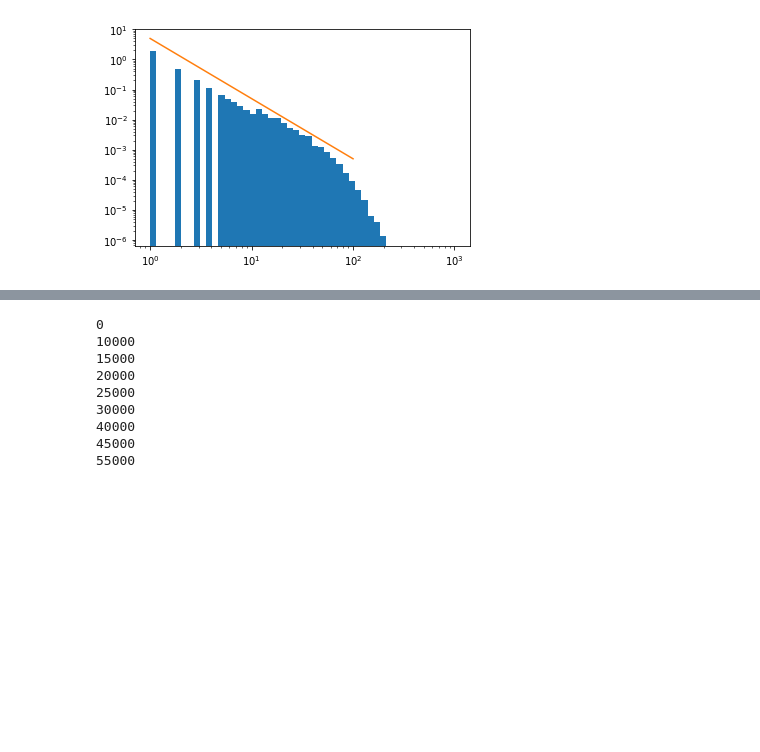
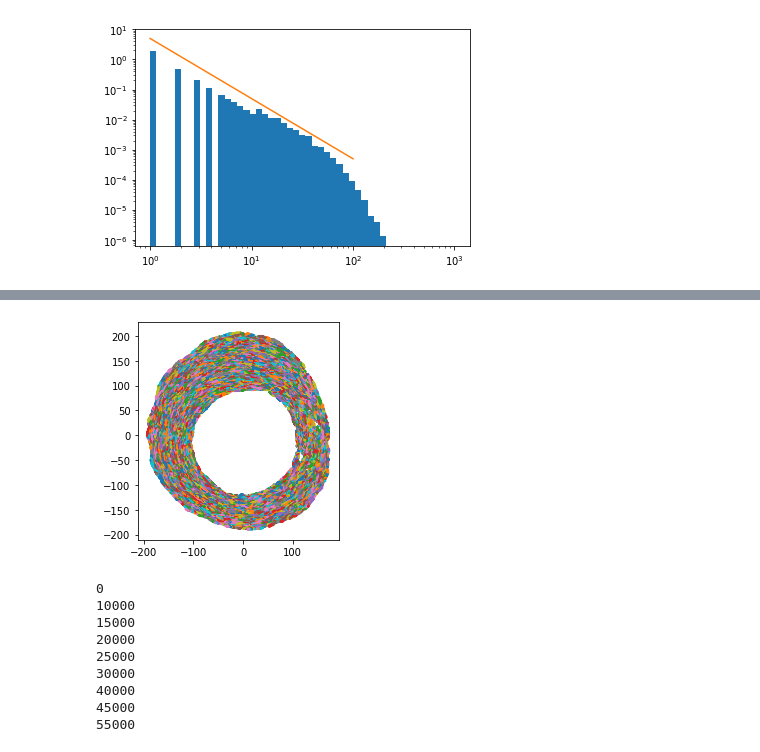
Before and after one commit to Schimmenti/Creep, a Jupyter notebook: Creep.ipynb, the cells around one changed output, grey strips where cells are left out. Saved outputs shown, nothing was run; the diff lists cells and outputs as text; code cells hidden in the pictures; blank space fills up the shorter version.

```diff
--- a/Creep.ipynb
+++ b/Creep.ipynb
@@ -82,3 +82,14 @@ plt.yscale('log')
 plt.show()
 # %% [output]
 [figure]
+# %%
+polar = {}
+for t in timesteps:
+  if(t % 5000 == 0):
+    print(t)
+  indices = np.argwhere(data==t)
+  delta_r = indices[:, 0]-yc
+  delta_c = indices[:, 1]-xc
+  r_t =np.sqrt(delta_r**2+delta_c**2)
+  theta_t = np.arctan2(delta_r, delta_c)
+  polar[t] = (r_t, theta_t)
@@ -85,3 +106,11 @@ plt.show()
+# %%
+for t in polar.keys():
+  if(t > 10000):
+    break
+  plt.plot(polar[t][0]*np.cos(polar[t][1]),polar[t][0]*np.sin(polar[t][1]))
+plt.gca().set_aspect('equal')
+# %% [output]
+[figure, added]
 # %%
 events = {}
 manhattan_tolerance = 2
```
Also changed, not shown: parts of 6 cells of this notebook.
